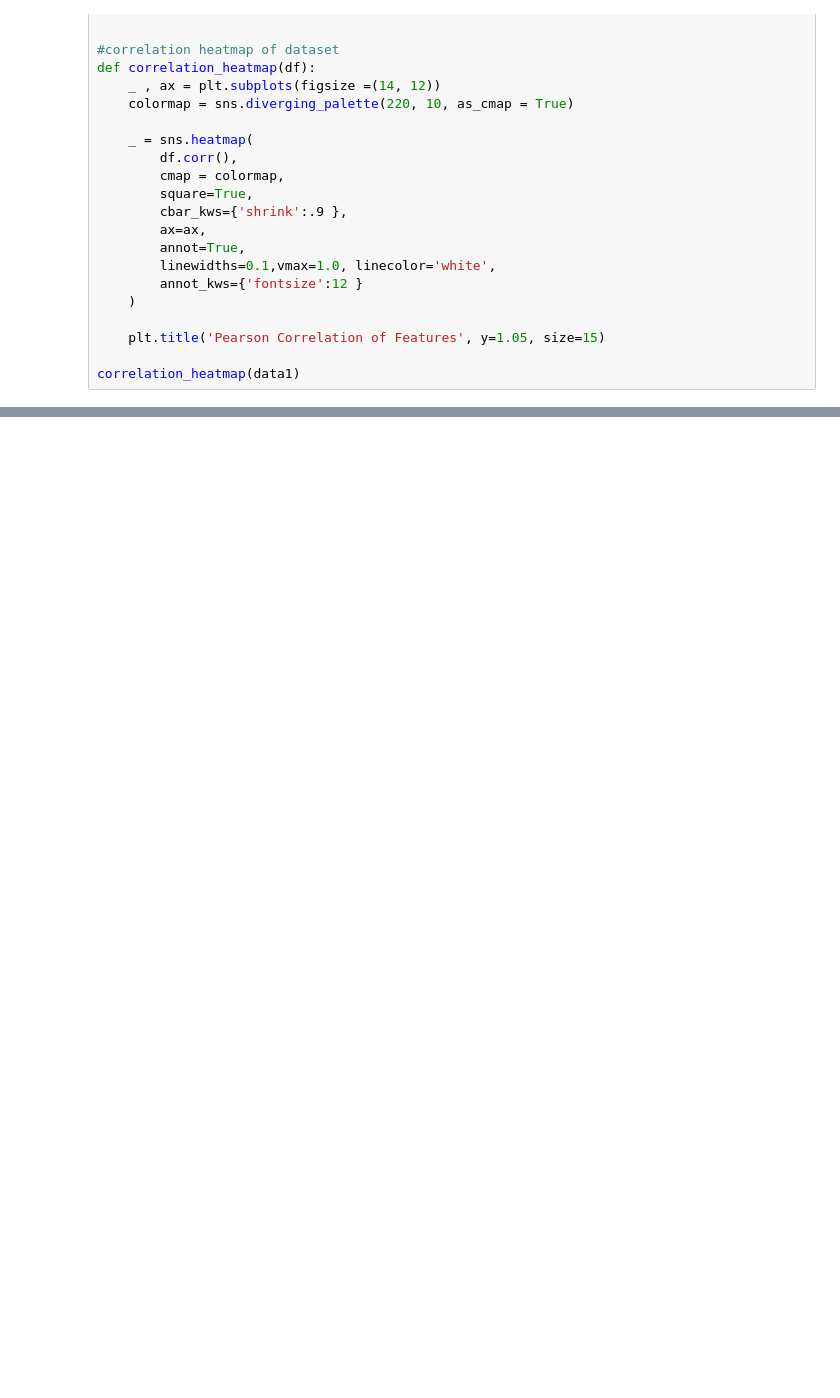
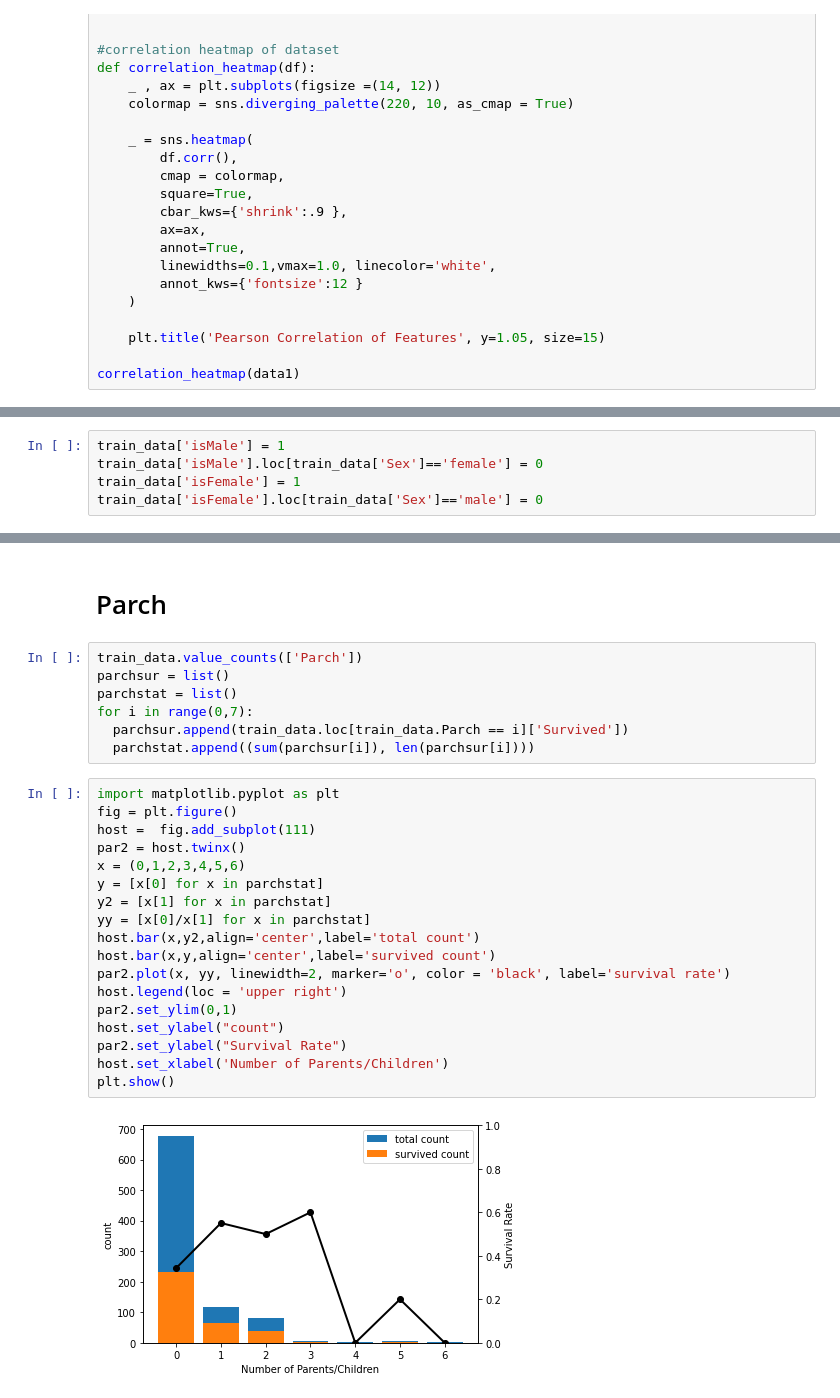
Before and after one commit to looksgreat/NYCU-AI-Spring-2021, a Jupyter notebook: main.ipynb, the cells around one changed output, grey strips where cells are left out. Saved outputs shown, nothing was run; the diff lists cells and outputs as text; blank space fills up the shorter version.

Commit message:
Update main.ipynb
cabin, sex, parch(family&single)

```diff
--- a/main.ipynb
+++ b/main.ipynb
@@ -245,0 +267,5 @@ correlation_heatmap(data1)
+# %%
+train_data['isMale'] = 1
+train_data['isMale'].loc[train_data['Sex']=='female'] = 0
+train_data['isFemale'] = 1
+train_data['isFemale'].loc[train_data['Sex']=='male'] = 0
@@ -245,0 +299,29 @@ correlation_heatmap(data1)
+# %% [markdown]
+# Parch
+# %%
+train_data.value_counts(['Parch'])
+parchsur = list()
+parchstat = list()
+for i in range(0,7):
+  parchsur.append(train_data.loc[train_data.Parch == i]['Survived'])
+  parchstat.append((sum(parchsur[i]), len(parchsur[i])))
+# %%
+import matplotlib.pyplot as plt
+fig = plt.figure()
+host =  fig.add_subplot(111)
+par2 = host.twinx()
+x = (0,1,2,3,4,5,6)
+y = [x[0] for x in parchstat]
+y2 = [x[1] for x in parchstat]
+yy = [x[0]/x[1] for x in parchstat]
+host.bar(x,y2,align='center',label='total count')
+host.bar(x,y,align='center',label='survived count')
+par2.plot(x, yy, linewidth=2, marker='o', color = 'black', label='survival rate')
+host.legend(loc = 'upper right')
+par2.set_ylim(0,1)
+host.set_ylabel("count")
+par2.set_ylabel("Survival Rate")
+host.set_xlabel('Number of Parents/Children')
+plt.show()
+# %% [output]
+[figure, added]
```
Also changed, not shown: parts of 15 cells of this notebook.
